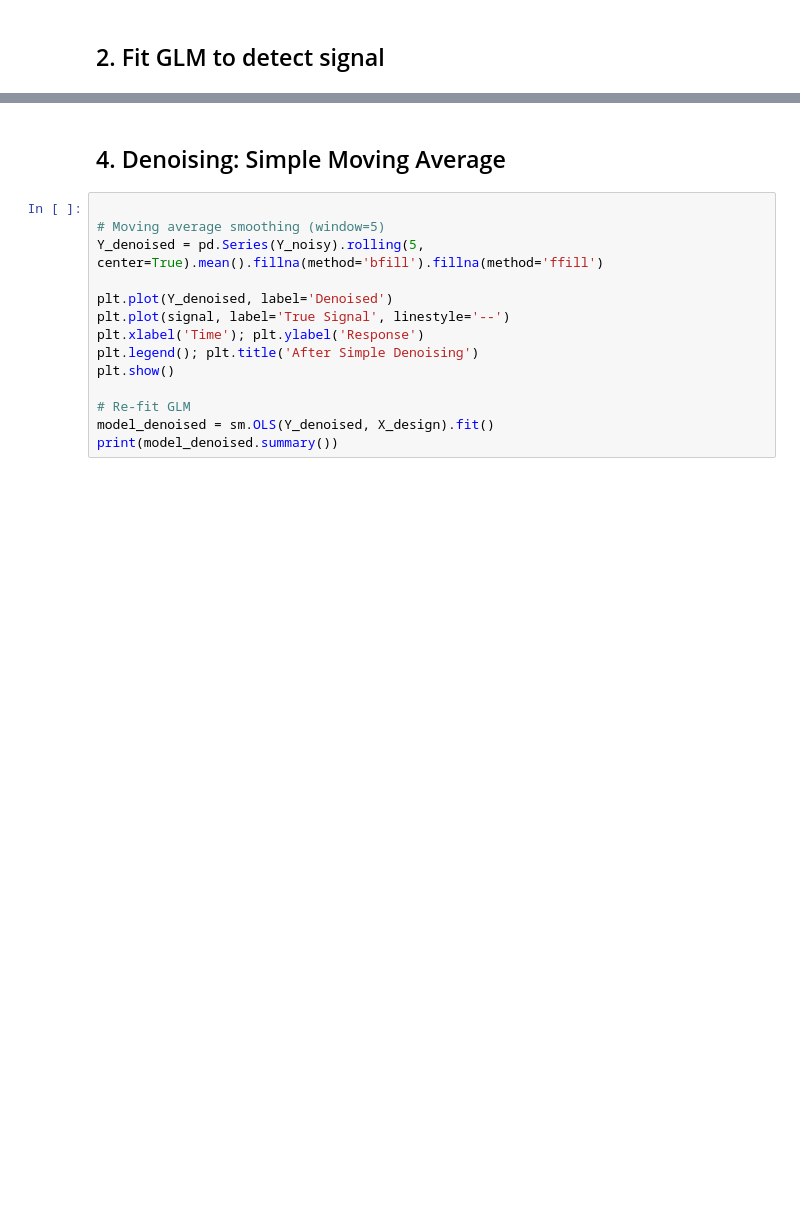
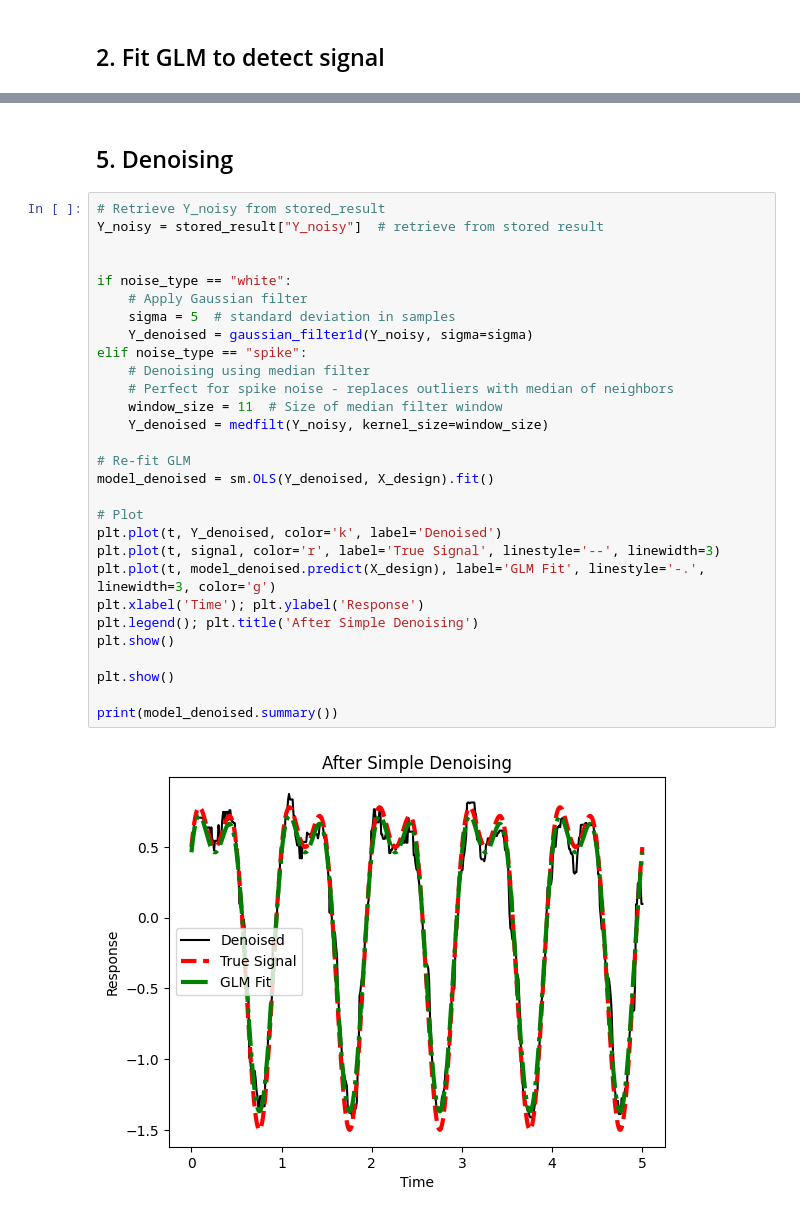
Before and after one commit to AliTafakkor/principles_of_data_analysis_2025, a Jupyter notebook: signal_vs_noise_denoising_demo.ipynb, the cells around one changed output, grey strips where cells are left out. Drawn from its saved outputs; the diff is of its cells as text; blank space fills up the shorter version.

```diff
--- a/signal_vs_noise_denoising_demo.ipynb
+++ b/signal_vs_noise_denoising_demo.ipynb
@@ -59,16 +144,33 @@ print(model_noisy.summary())
 # %% [markdown]
-## 4. Denoising: Simple Moving Average
+## 5. Denoising
 # %%
+# Retrieve Y_noisy from stored_result
+Y_noisy = stored_result["Y_noisy"]  # retrieve from stored result
 
-# Moving average smoothing (window=5)
-Y_denoised = pd.Series(Y_noisy).rolling(5, center=True).mean().fillna(method='bfill').fillna(method='ffill')
 
-plt.plot(Y_denoised, label='Denoised')
-plt.plot(signal, label='True Signal', linestyle='--')
+if noise_type == "white":
+    # Apply Gaussian filter
+    sigma = 5  # standard deviation in samples
+    Y_denoised = gaussian_filter1d(Y_noisy, sigma=sigma)
+elif noise_type == "spike":
+    # Denoising using median filter
+    # Perfect for spike noise - replaces outliers with median of neighbors
+    window_size = 11  # Size of median filter window
+    Y_denoised = medfilt(Y_noisy, kernel_size=window_size)
+
+# Re-fit GLM
+model_denoised = sm.OLS(Y_denoised, X_design).fit()
+
+# Plot
+plt.plot(t, Y_denoised, color='k', label='Denoised')
+plt.plot(t, signal, color='r', label='True Signal', linestyle='--', linewidth=3)
+plt.plot(t, model_denoised.predict(X_design), label='GLM Fit', linestyle='-.', linewidth=3, color='g')
 plt.xlabel('Time'); plt.ylabel('Response')
 plt.legend(); plt.title('After Simple Denoising')
 plt.show()
 
-# Re-fit GLM
-model_denoised = sm.OLS(Y_denoised, X_design).fit()
+plt.show()
+
 print(model_denoised.summary())
+# %% [output]
+[figure, added]
```
Also changed, not shown: parts of 9 cells of this notebook.
